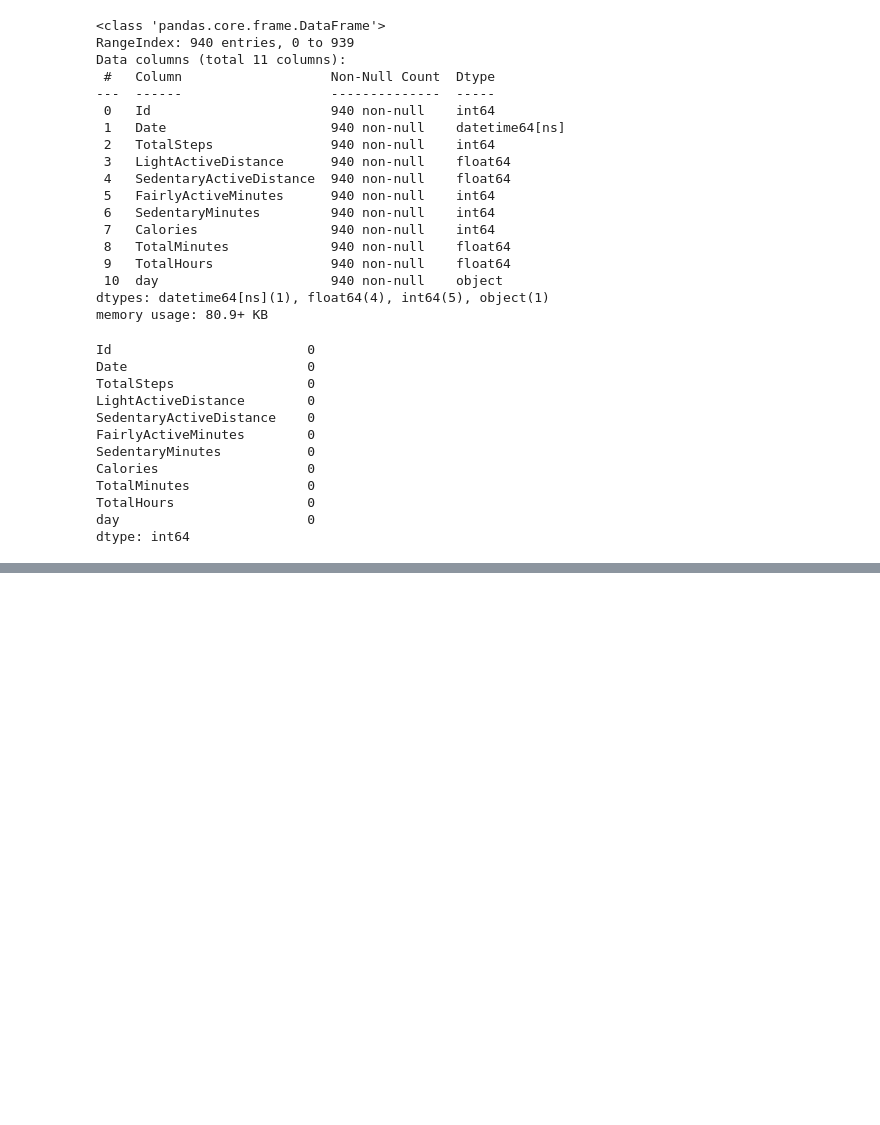
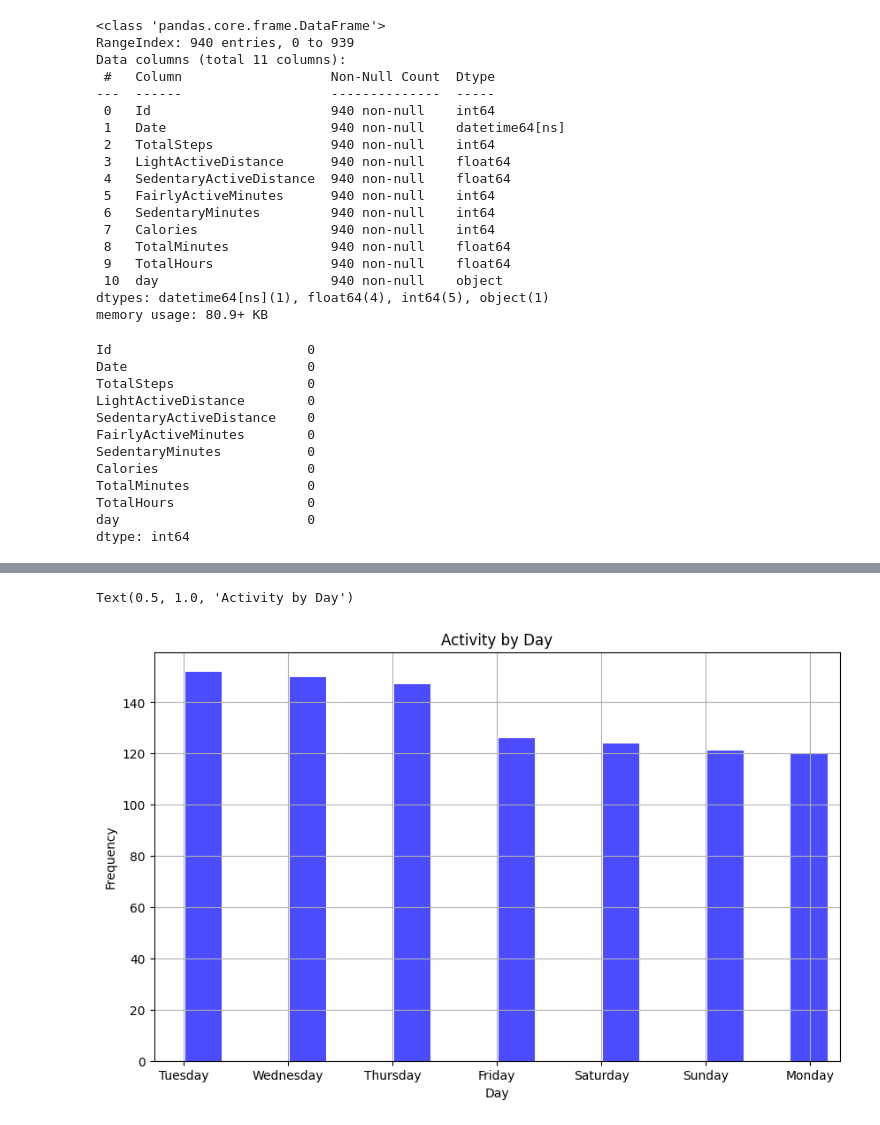
Before and after one commit to ahmedllshafiey/FitBit-Analysis, a Jupyter notebook: Bellabeat.ipynb, the cells around one changed output, grey strips where cells are left out. Cells and saved outputs as stored; diff of their text form; code cells hidden in the pictures; blank space fills up the shorter version.

```diff
--- a/Bellabeat.ipynb
+++ b/Bellabeat.ipynb
@@ -83,0 +91,10 @@ df.describe()
+# %%
+plt.figure(figsize=(10, 6))
+plt.hist(x=df.day, bins=30, width=0.35,color='blue', alpha=0.7, rwidth=0.85)
+plt.grid(True)
+plt.xlabel('Day')
+plt.ylabel('Frequency')
+plt.title('Activity by Day')
+# %% [output]
+Text(0.5, 1.0, 'Activity by Day')
+[figure, added]
```
Also changed, not shown: parts of 3 cells of this notebook.
